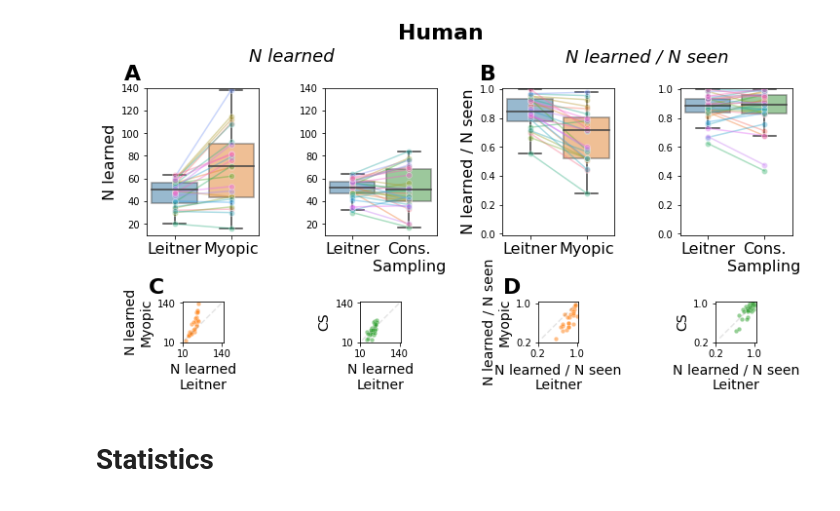
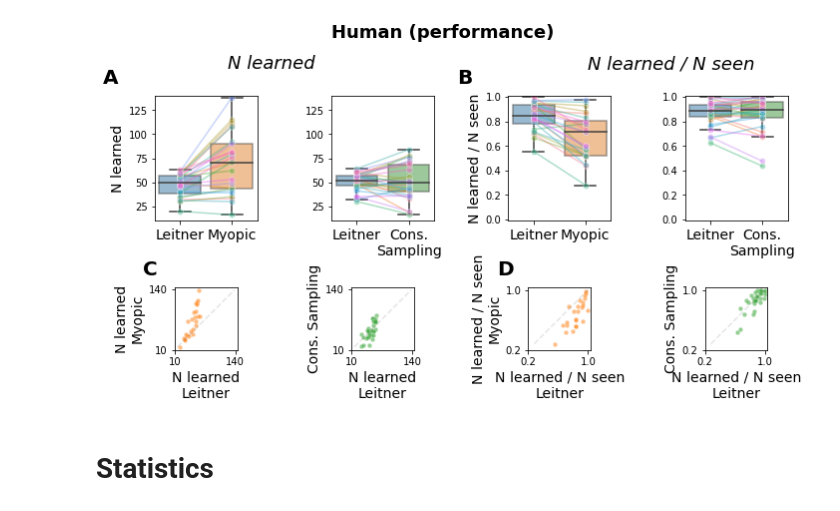
Before and after one commit to AurelienNioche/ActiveTeachingModel, a Jupyter notebook: figure4.ipynb, the cells around one changed output. Saved outputs shown, nothing was run; the diff lists cells and outputs as text; code cells hidden in the pictures.

```diff
--- a/figure4.ipynb
+++ b/figure4.ipynb
@@ -148,35 +149,31 @@ fig_folder = os.path.join("fig")
 os.makedirs(fig_folder, exist_ok=True)
 # %%
 # Parameters plot
-fontsize_title = 22
+fontsize_title = 18
 fontsize_subtitle = 18
-fontsize_label = 16
-fontsize_letter = 22
+fontsize_label_boxplot = 14
+fontsize_letter = 20
 fontsize_label_scatter = 14
+figsize = (10, 6)
 # %%
-fig = plt.figure(figsize=(10.5, 6))  # 10, 6
-fig.suptitle("Human", y=0.90, fontsize=fontsize_title, fontweight='bold',
-             verticalalignment='top')
+fig = plt.figure(figsize=figsize)  # 10, 6
+fig.suptitle("Human (performance)", fontsize=fontsize_title, fontweight='bold', y=0.9)
 
-# ...sorry about that
-pos = [(3, 4, (1, 5)), (3, 4, (2, 6)),
-       (3, 4, (3, 7)), (3, 4, (4, 8)),
-       (3, 4, 9), (3, 4, 10),
-       (3, 4, 11), (3, 4, 12)]
-
-axes = [fig.add_subplot(*p) for p in pos]
+# Create axes
+gs = gridspec.GridSpec(2, 4, height_ratios=[0.6, 0.3])
+axes = [fig.add_subplot(gs[i, j]) for (i, j) in list(it.product(range(2), range(4)))]
 
 boxplot(df=df, axes=(axes[0], axes[1]),
         data_type="n_learnt",
         ylabel="N learned",
         ylim=(rounddown(min_v, base=10), roundup(max_v, base=10)),
-        fontsize_label=fontsize_label)
+        fontsize_label=fontsize_label_boxplot)
 
 boxplot(df=df, axes=(axes[2], axes[3]),
         data_type="ratio",
         ylabel="N learned / N seen",
         ylim=(-0.01, 1.01),
-        fontsize_label=fontsize_label)
+        fontsize_label=fontsize_label_boxplot)
 
 scatter_n_learnt(data=df,
                  active="threshold",
@@ -186,51 +183,51 @@ scatter_n_learnt(data=df,
                  fontsize_label=fontsize_label_scatter)
 
 scatter_n_learnt(data=df,
                  active="forward",
                  x_label="N learned\nLeitner",
-                 y_label="CS",
+                 y_label="Cons. Sampling",
                  ax=axes[5],
                  fontsize_label=fontsize_label_scatter)
 
 scatter_n_learnt_n_seen(data=df,
                         active="threshold",
                         x_label="N learned / N seen\nLeitner",
                         y_label="N learned / N seen\nMyopic",
                         ax=axes[6],
                         fontsize_label=fontsize_label_scatter)
 
 scatter_n_learnt_n_seen(data=df,
                         active="forward",
                         x_label="N learned / N seen\nLeitner",
-                        y_label="CS",
+                        y_label="Cons. Sampling",
                         ax=axes[7],
                         fontsize_label=fontsize_label_scatter)
 
 
 # Add letters
-axes[0].text(-0.2, 1.05, ascii_uppercase[0],
-             transform=axes[0].transAxes, size=fontsize_letter, weight='bold')
-axes[2].text(-0.2, 1.05, ascii_uppercase[1],
-             transform=axes[2].transAxes, size=fontsize_letter, weight='bold')
-axes[4].text(-0.85, 1.2, ascii_uppercase[2],
-             transform=axes[4].transAxes, size=fontsize_letter, weight='bold')
-axes[6].text(-0.85, 1.2, ascii_uppercase[3],
-             transform=axes[6].transAxes, size=fontsize_letter, weight='bold')
+for i, ax_idx in enumerate((0, 2)):
+    axes[ax_idx].text(-0.5, 1.1, ascii_uppercase[i],
+                 transform=axes[ax_idx].transAxes, size=fontsize_letter, weight='bold')
+for i, ax_idx in enumerate((4, 6)):
+    axes[ax_idx].text(-0.5, 1.2, ascii_uppercase[i+2],
+                 transform=axes[ax_idx].transAxes, size=fontsize_letter, weight='bold')
 
-ax = fig.add_subplot(*(3, 4, (1, 6)))
-ax.set_axis_off()
-ax.set_title("N learned\n", fontstyle='italic', fontsize=fontsize_subtitle)
+# Add subtitles
+subtitles = "N learned\n", "N learned / N seen\n"
 
-ax = fig.add_subplot(*(3, 4, (3, 8)))
-ax.set_axis_off()
-ax.set_title("N learned / N seen\n", fontstyle='italic', fontsize=fontsize_subtitle)
+gs = gridspec.GridSpec(1, 2)
+axes = [fig.add_subplot(gs[i]) for i in range(2)]
+for i in range(2):
+    ax = axes[i]
+    ax.set_axis_off()
+    ax.set_title(subtitles[i], fontsize=fontsize_subtitle, fontstyle="italic")
 
-plt.tight_layout(rect=[0, 0, 1, 1])
+plt.tight_layout() # rect=[0, 0, 1, 1])
 
 plt.savefig(os.path.join(fig_folder, f"fig4.png"), dpi=300)
 plt.savefig(os.path.join(fig_folder, f"fig4.pdf"))
 # %% [output]
-[figure, old version]
+[figure, new version]
 # %% [markdown]
 # Statistics
 # %%
```
Also changed, not shown: parts of 2 cells of this notebook, 3 other files.
